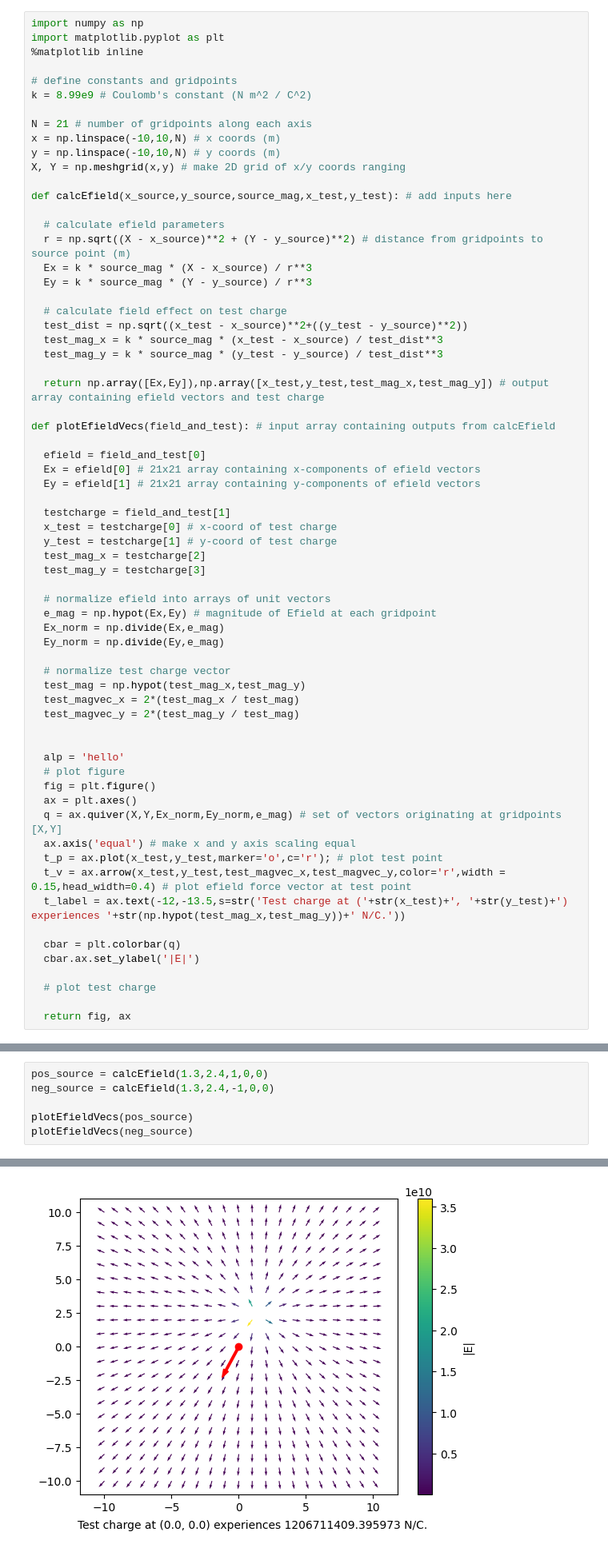
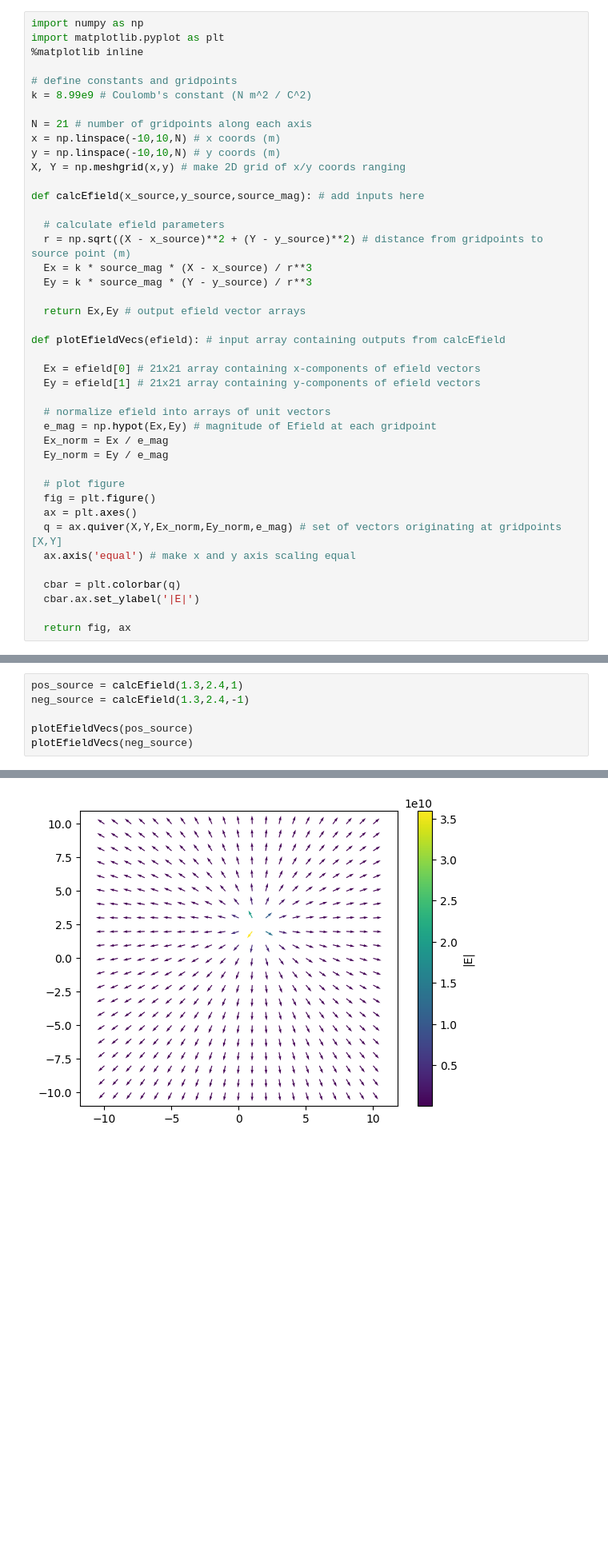
Before and after one commit to lw-miles24/-CompModNervSys-BioElectroStatics, a Jupyter notebook: CompModNervSys_exercise2.ipynb, the cells around one changed output, grey strips where cells are left out. Shown at 80% size. Cells and saved outputs as stored; diff of their text form; blank space fills up the shorter version.

```diff
--- a/CompModNervSys_exercise2.ipynb
+++ b/CompModNervSys_exercise2.ipynb
@@ -179,67 +179,43 @@ x = np.linspace(-10,10,N) # x coords (m)
 y = np.linspace(-10,10,N) # y coords (m)
 X, Y = np.meshgrid(x,y) # make 2D grid of x/y coords ranging
 
-def calcEfield(x_source,y_source,source_mag,x_test,y_test): # add inputs here
+def calcEfield(x_source,y_source,source_mag): # add inputs here
 
   # calculate efield parameters
   r = np.sqrt((X - x_source)**2 + (Y - y_source)**2) # distance from gridpoints to source point (m)
   Ex = k * source_mag * (X - x_source) / r**3
   Ey = k * source_mag * (Y - y_source) / r**3
 
-  # calculate field effect on test charge
-  test_dist = np.sqrt((x_test - x_source)**2+((y_test - y_source)**2))
-  test_mag_x = k * source_mag * (x_test - x_source) / test_dist**3
-  test_mag_y = k * source_mag * (y_test - y_source) / test_dist**3
+  return Ex,Ey # output efield vector arrays
 
-  return np.array([Ex,Ey]),np.array([x_test,y_test,test_mag_x,test_mag_y]) # output array containing efield vectors and test charge
+def plotEfieldVecs(efield): # input array containing outputs from calcEfield
 
-def plotEfieldVecs(field_and_test): # input array containing outputs from calcEfield
-
-  efield = field_and_test[0]
   Ex = efield[0] # 21x21 array containing x-components of efield vectors
   Ey = efield[1] # 21x21 array containing y-components of efield vectors
 
-  testcharge = field_and_test[1]
-  x_test = testcharge[0] # x-coord of test charge
-  y_test = testcharge[1] # y-coord of test charge
-  test_mag_x = testcharge[2]
-  test_mag_y = testcharge[3]
-
   # normalize efield into arrays of unit vectors
   e_mag = np.hypot(Ex,Ey) # magnitude of Efield at each gridpoint
-  Ex_norm = np.divide(Ex,e_mag)
-  Ey_norm = np.divide(Ey,e_mag)
+  Ex_norm = Ex / e_mag
+  Ey_norm = Ey / e_mag
 
-  # normalize test charge vector
-  test_mag = np.hypot(test_mag_x,test_mag_y)
-  test_magvec_x = 2*(test_mag_x / test_mag)
-  test_magvec_y = 2*(test_mag_y / test_mag)
-
-
-  alp = 'hello'
   # plot figure
   fig = plt.figure()
   ax = plt.axes()
   q = ax.quiver(X,Y,Ex_norm,Ey_norm,e_mag) # set of vectors originating at gridpoints [X,Y]
   ax.axis('equal') # make x and y axis scaling equal
-  t_p = ax.plot(x_test,y_test,marker='o',c='r'); # plot test point
-  t_v = ax.arrow(x_test,y_test,test_magvec_x,test_magvec_y,color='r',width = 0.15,head_width=0.4) # plot efield force vector at test point
-  t_label = ax.text(-12,-13.5,s=str('Test charge at ('+str(x_test)+', '+str(y_test)+') experiences '+str(np.hypot(test_mag_x,test_mag_y))+' N/C.'))
 
   cbar = plt.colorbar(q)
   cbar.ax.set_ylabel('|E|')
 
-  # plot test charge
-
   return fig, ax
 # %% [markdown]
 Now, use your functions to plot the E-field for a source charge located at `(1.3,2.4)`. Generate plots for both a positive and negative source charge.
 # %%
-pos_source = calcEfield(1.3,2.4,1,0,0)
-neg_source = calcEfield(1.3,2.4,-1,0,0)
+pos_source = calcEfield(1.3,2.4,1)
+neg_source = calcEfield(1.3,2.4,-1)
 
 plotEfieldVecs(pos_source)
 plotEfieldVecs(neg_source)
 # %% [output]
 (<Figure size 640x480 with 2 Axes>, <Axes: >)
-[figure, old version]
+[figure, new version]
```
Also changed, not shown: parts of 6 cells of this notebook.
